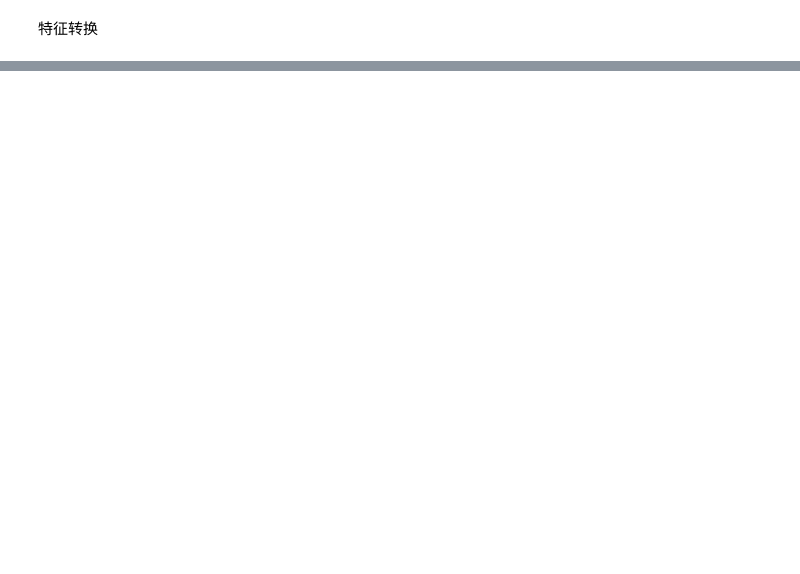
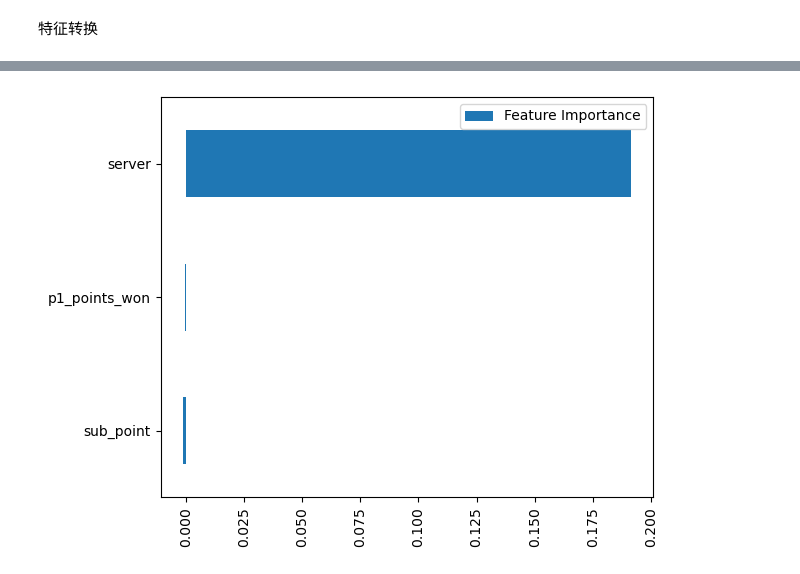
Before and after one commit to UsanoCoCr/tennis24, a Jupyter notebook: dataset.ipynb, the cells around one changed output, grey strips where cells are left out. Saved outputs shown, nothing was run; the diff lists cells and outputs as text; code cells hidden in the pictures; blank space fills up the shorter version.

```diff
--- a/dataset.ipynb
+++ b/dataset.ipynb
@@ -93,0 +92,8 @@ train.head(10)
+# %%
+# 删除p1_sets p2_sets p1_games p2_games p1_score p2_score
+train = train.drop(['p1_sets', 'p2_sets', 'p1_games', 'p2_games', 'p1_score', 'p2_score'], axis=1)
+
+# 新建一个csv文件保存处理后的数据
+train.to_csv('./data/Wimbledon_washed_features.csv', index=False)
+
+train.head(10)
@@ -93,0 +116,4 @@ train.head(10)
+# %%
+train_X = train.drop(['nextpoint_victor'], axis=1)
+train_Y = train['nextpoint_victor']
+train_X.info()
@@ -93,0 +138,10 @@ train.head(10)
+# %%
+""" from sklearn.linear_model import LassoCV
+
+lasso_cv = LassoCV(alphas=[0.001, 0.0005, 0.0001], cv=5)
+lasso_cv.fit(train_X, train_Y)
+
+print("Best alpha: ", lasso_cv.alpha_) """
+
+lasso = Lasso(alpha=0.0005)
+lasso.fit(train_X, train_Y)
@@ -93,0 +151,2 @@ train.head(10)
+# %%
+FI_lasso = pd.DataFrame({"Feature Importance": lasso.coef_}, index=train_X.columns)
@@ -93,0 +173,8 @@ train.head(10)
+# %%
+FI_lasso[FI_lasso["Feature Importance"] != 0].sort_values("Feature Importance").plot(kind="barh")
+plt.xticks(rotation=90)
+plt.tight_layout()
+plt.savefig('./image/lasso_feature_importance.png', bbox_inches='tight')
+plt.show()
+# %% [output]
+[figure, added]
```
Also changed, not shown: parts of 12 cells of this notebook, 4 other files.
